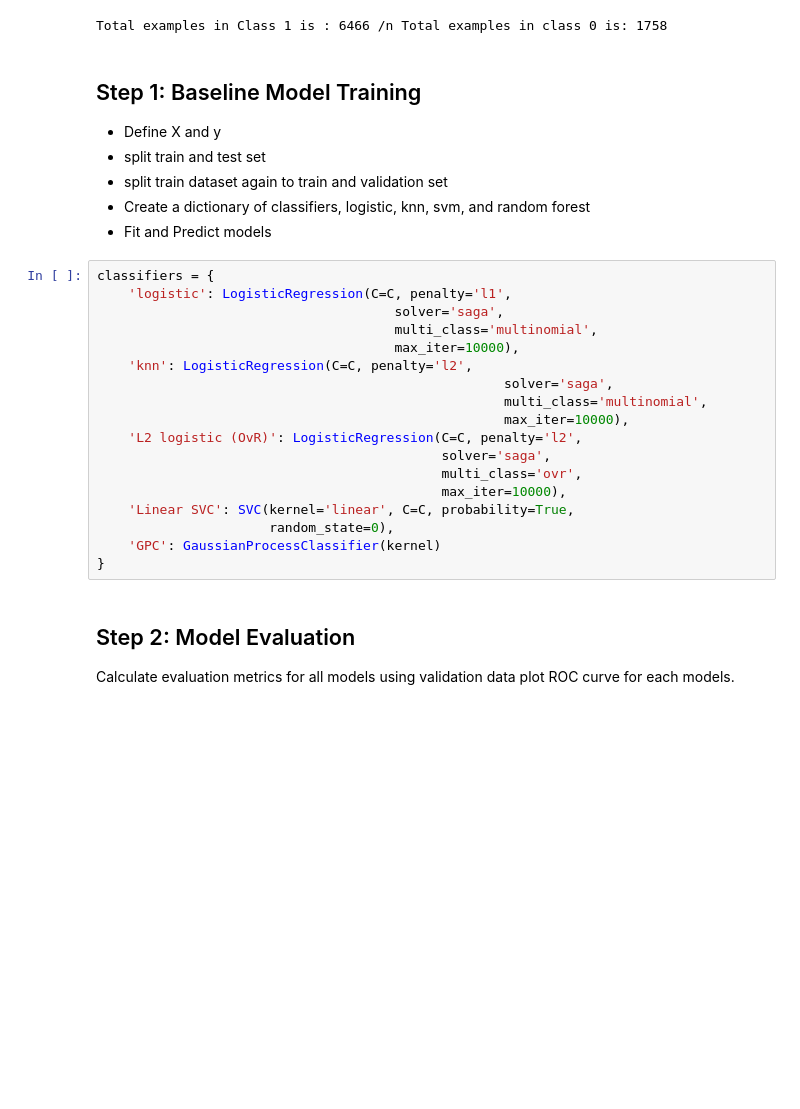
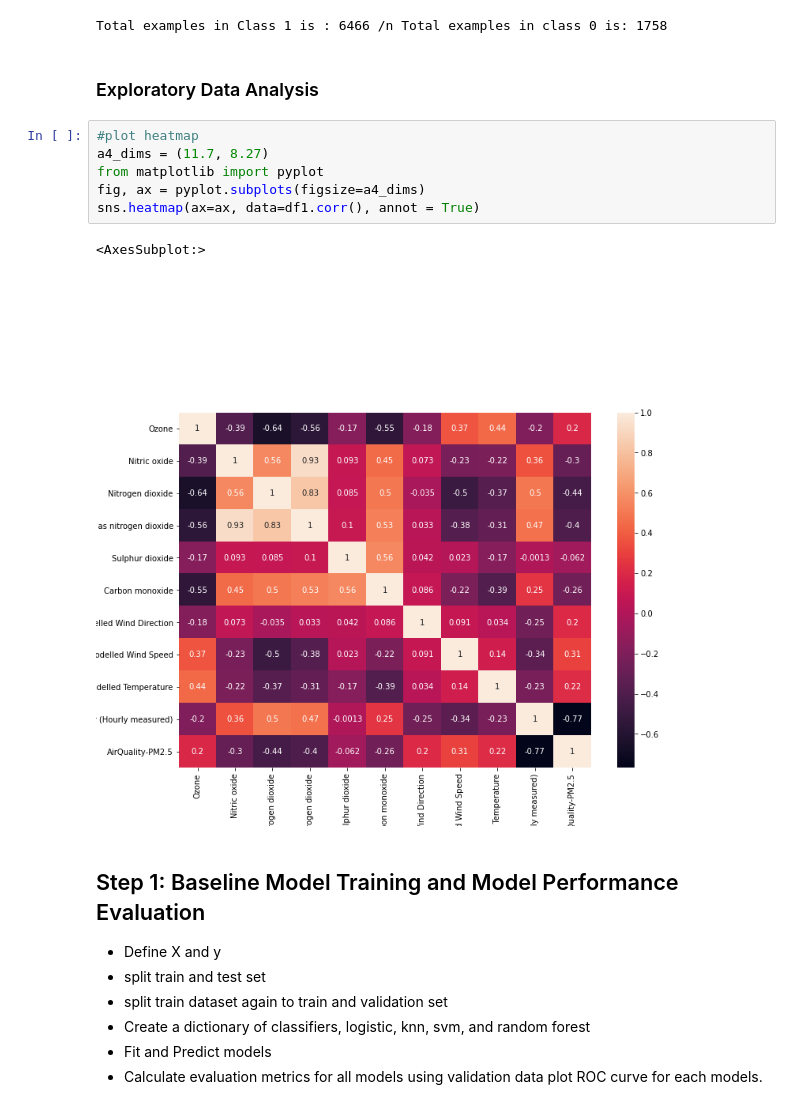
Before and after one commit to szabeenglobal/Classification-of-PM2.5-concentration-using-machine-learning-approach, a Jupyter notebook: Predicting_PM2.5_using_classification_approach.ipynb, the cells around one changed output. Saved outputs shown, nothing was run; the diff lists cells and outputs as text; blank space fills up the shorter version.

```diff
--- a/Predicting_PM2.5_using_classification_approach.ipynb
+++ b/Predicting_PM2.5_using_classification_approach.ipynb
@@ -129,34 +139,24 @@ class1 = df1['AirQuality-PM2.5'].sum()
 print(f"Total examples in Class 1 is : {class1} /n Total examples in class 0 is: {8224-class1}")
 # %% [output]
 Total examples in Class 1 is : 6466 /n Total examples in class 0 is: 1758
+# %% [markdown]
+### Exploratory Data Analysis
+# %%
+#plot heatmap
+a4_dims = (11.7, 8.27)
+from matplotlib import pyplot
+fig, ax = pyplot.subplots(figsize=a4_dims)
+sns.heatmap(ax=ax, data=df1.corr(), annot = True)
+# %% [output]
+<AxesSubplot:>
+[figure, added]
 # %% [markdown]
-## Step 1:  Baseline Model Training
+## Step 1:  Baseline Model Training and Model Performance Evaluation
 
 - Define X and y
 - split train and test set
 - split train dataset again to train and validation set
 - Create a dictionary of classifiers, logistic, knn, svm, and random forest
 - Fit and Predict models
+- Calculate evaluation metrics for all models using validation data
+plot ROC curve for each models.
-# %%
-classifiers = {
-    'logistic': LogisticRegression(C=C, penalty='l1',
-                                      solver='saga',
-                                      multi_class='multinomial',
-                                      max_iter=10000),
-    'knn': LogisticRegression(C=C, penalty='l2',
-                                                    solver='saga',
-                                                    multi_class='multinomial',
-                                                    max_iter=10000),
-    'L2 logistic (OvR)': LogisticRegression(C=C, penalty='l2',
-                                            solver='saga',
-                                            multi_class='ovr',
-                                            max_iter=10000),
-    'Linear SVC': SVC(kernel='linear', C=C, probability=True,
-                      random_state=0),
-    'GPC': GaussianProcessClassifier(kernel)
-}
-# %% [markdown]
-## Step 2: Model Evaluation
-
-Calculate evaluation metrics for all models using validation data
-plot ROC curve for each models.
```
Also changed, not shown: parts of 19 cells of this notebook.
